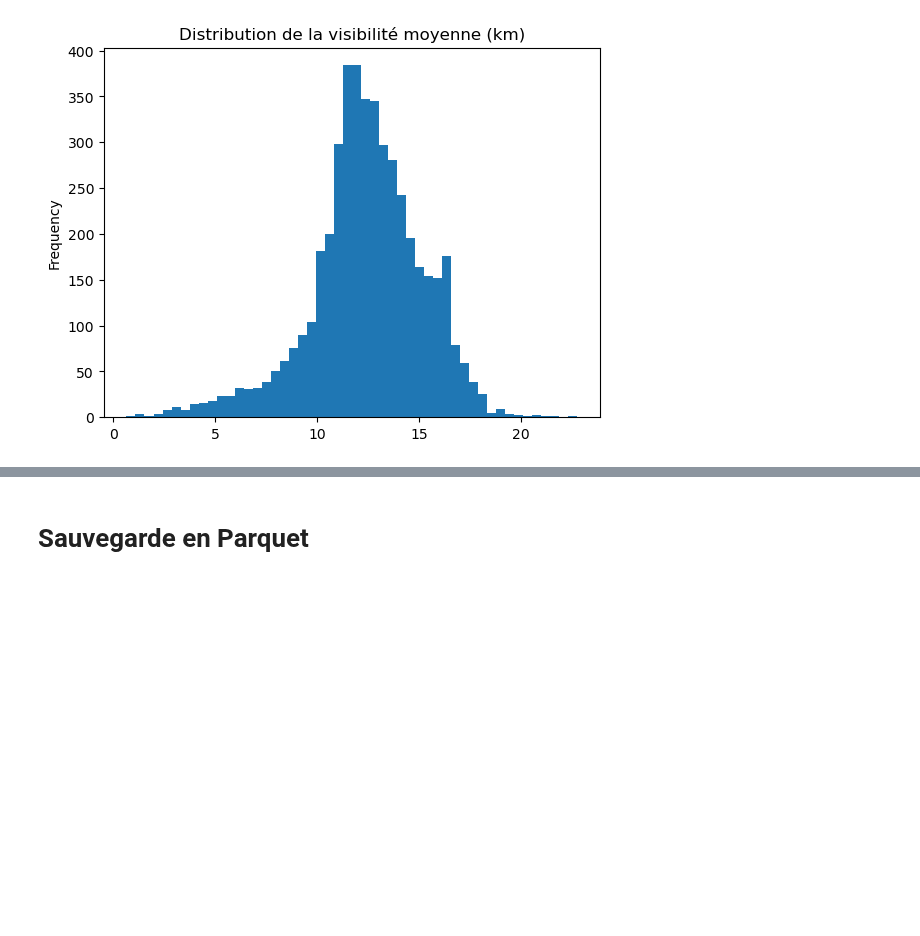
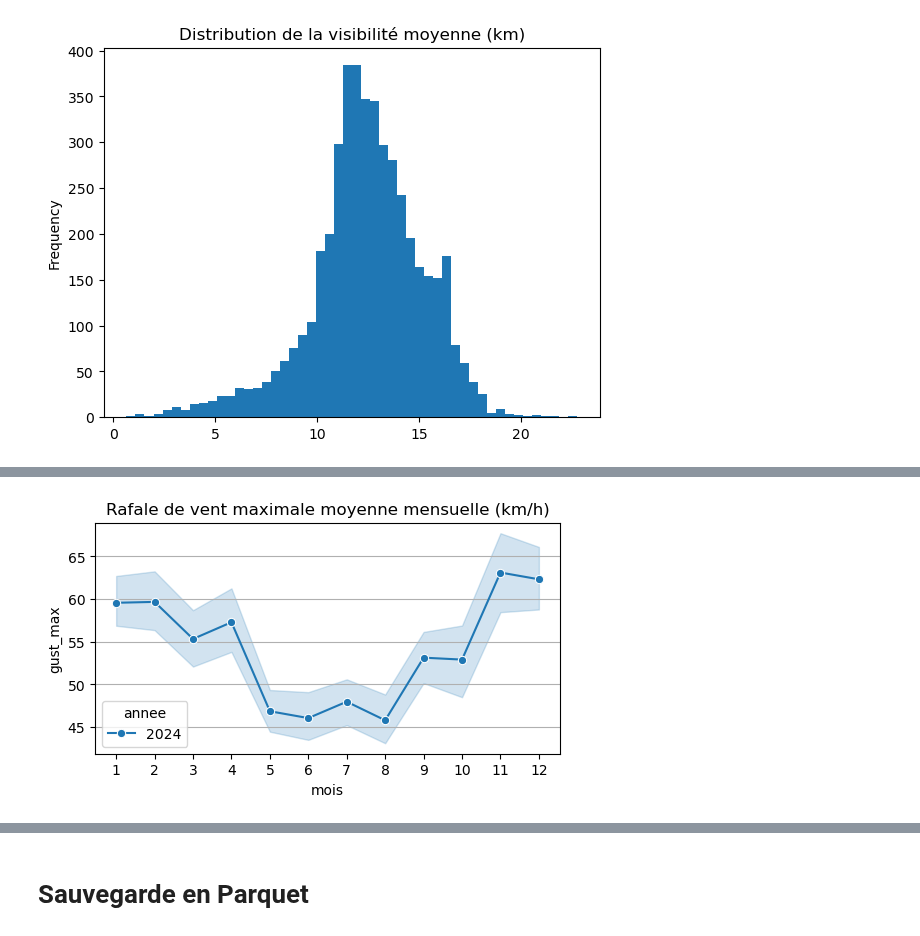
Before and after one commit to Gallien-e/analyse-retard-sncf, a Jupyter notebook: notebooks/1-ingestion-meteo.ipynb, the cells around one changed output, grey strips where cells are left out. Saved outputs shown, nothing was run; the diff lists cells and outputs as text; code cells hidden in the pictures; blank space fills up the shorter version.

```diff
--- a/notebooks/1-ingestion-meteo.ipynb
+++ b/notebooks/1-ingestion-meteo.ipynb
@@ -250,0 +300,9 @@ df['sndp_mean'].plot(kind='hist', bins=50, title='Distribution de la hauteur de
+# %%
+# rafales de vent moyennes mensuelles
+plt.figure(figsize=(6, 3))
+ax = sns.lineplot(data=tendances_mensuelles.reset_index(), x='mois', y='gust_max', hue='annee', marker='o')
+ax.set_title("Rafale de vent maximale moyenne mensuelle (km/h)")
+ax.yaxis.grid(True)
+# constat : on devine la tempête de novembre 2024
+# %% [output]
+[figure, added]
```
Also changed, not shown: parts of 14 cells of this notebook, 4 other files.
